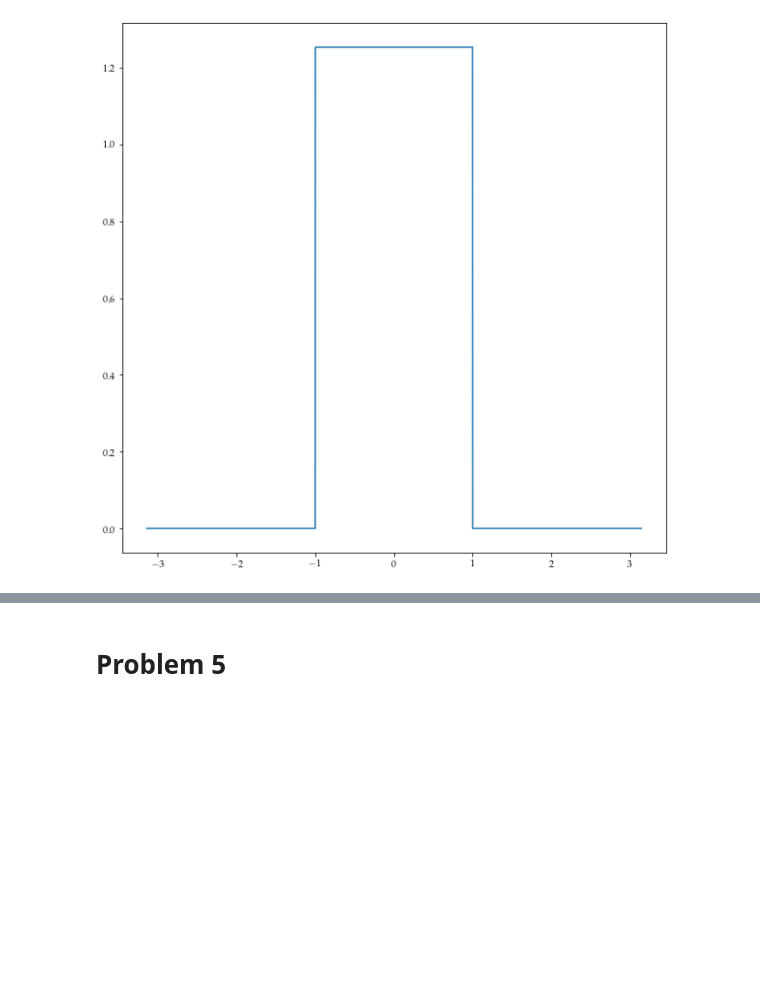
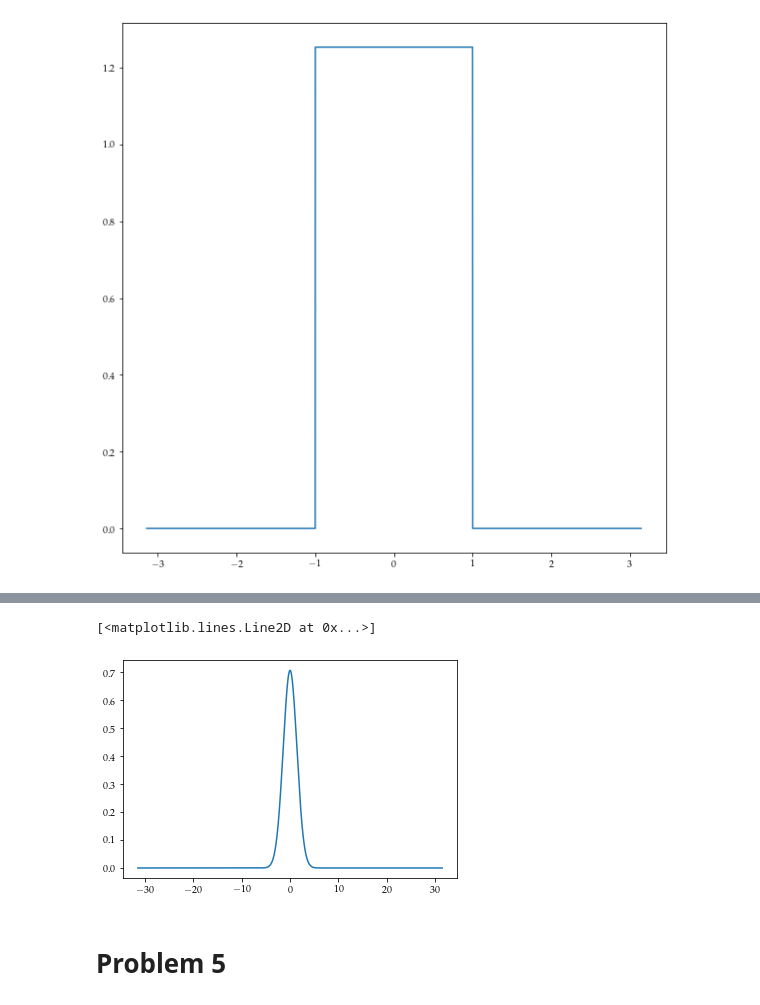
Before and after one commit to oven8/Computational-Physics-2024, a Jupyter notebook: Assignment 3/Sambit-Computational-Physics-A3.ipynb, the cells around one changed output, grey strips where cells are left out. Cells and saved outputs as stored; diff of their text form; code cells hidden in the pictures; blank space fills up the shorter version.

```diff
--- a/Assignment 3/Sambit-Computational-Physics-A3.ipynb
+++ b/Assignment 3/Sambit-Computational-Physics-A3.ipynb
@@ -56,3 +150,12 @@ plt.plot(k,true_func)
+# %%
+def true_ft(x):
+    return (1/np.sqrt(2))*np.exp(-x**2/4)
+
+true_ftk = np.vectorize(true_ft)(k)
+plt.plot(k,true_ftk)
+# %% [output]
+[<matplotlib.lines.Line2D at 0x...>]
+[figure, added]
 # %% [markdown]
 # Problem 5
 # %%
```
Also changed, not shown: parts of 13 cells of this notebook.
